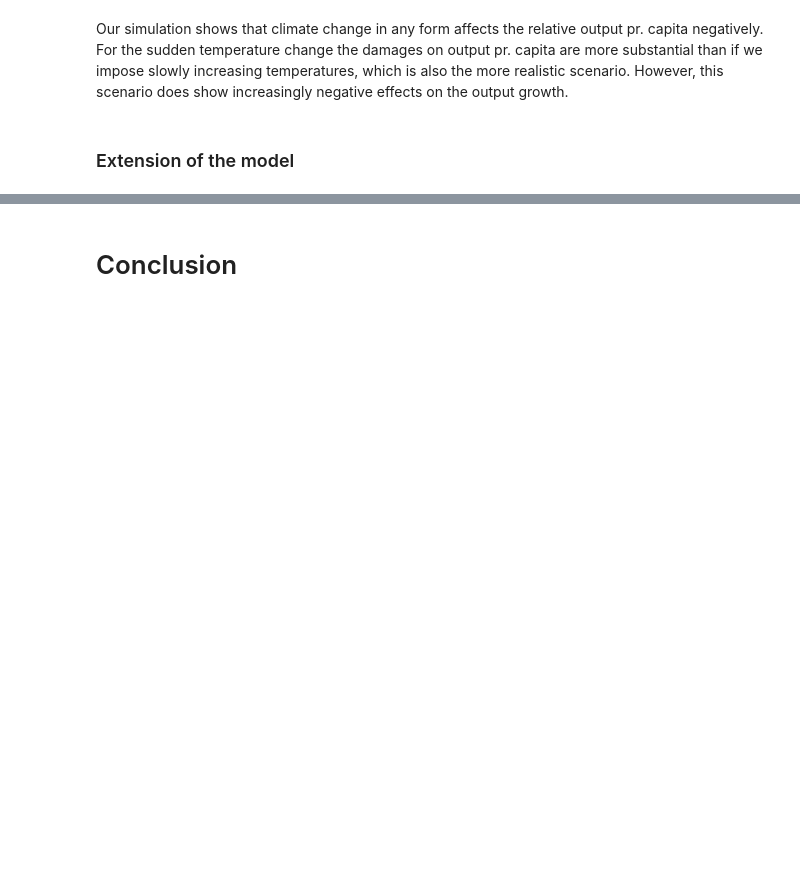
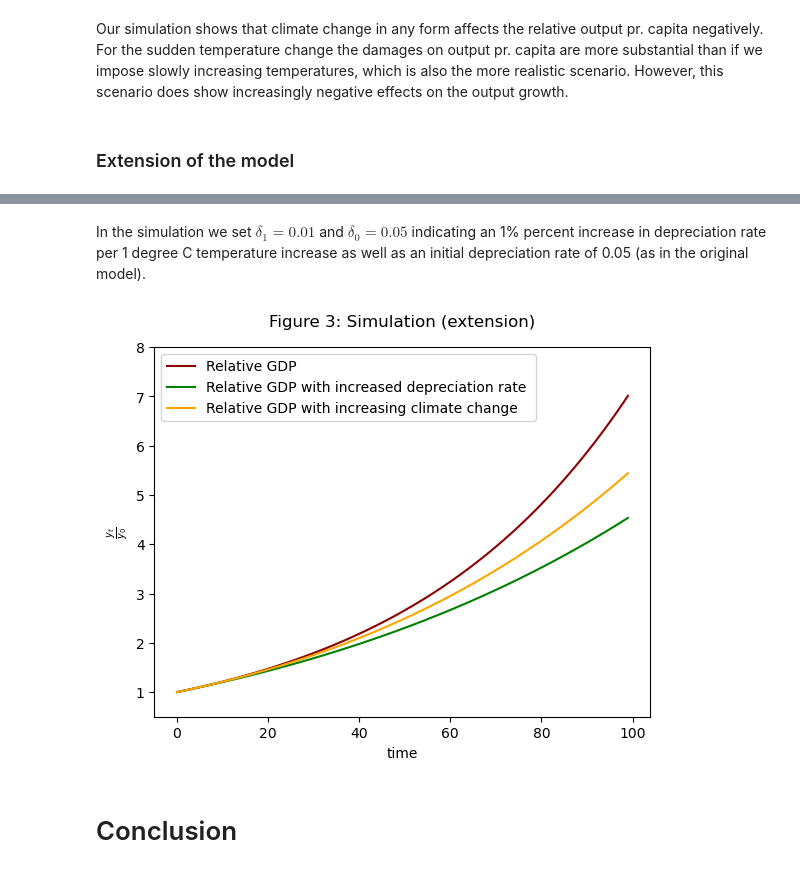
Before and after one commit to NumEconCopenhagen/projects-2023-ida-simone-elin, a Jupyter notebook: modelproject/modelproject.ipynb, the cells around one changed output, grey strips where cells are left out. Drawn from its saved outputs; the diff is of its cells as text; code cells hidden in the pictures; blank space fills up the shorter version.

Commit message:
extension

```diff
--- a/modelproject/modelproject.ipynb
+++ b/modelproject/modelproject.ipynb
@@ -208,0 +219,2 @@ For the sudden temperature change the damages on output pr. capita are more subs
+# %% [markdown]
+In the simulation we set $\delta_1 =0.01$ and $\delta_0=0.05$ indicating an 1% percent increase in depreciation rate per 1 degree C temperature increase as well as an initial depreciation rate of 0.05 (as in the original model).
@@ -209,2 +224,18 @@ For the sudden temperature change the damages on output pr. capita are more subs
+# %%
+# we plot our simulations:
+fig = plt.figure()
+ax = fig.add_subplot(1,1,1)
+ax.plot(np.arange(model.par.simT),sim.fracY,label='Relative GDP',c='darkred')
+ax.plot(np.arange(model.par.simT),sim.fracY_ext,label='Relative GDP with increased depreciation rate ',c='green')
+ax.plot(np.arange(model.par.simT),sim.fracYDgrowth,label='Relative GDP with increasing climate change',c='orange')
+plt.ylim([0.5,8])
+
+# we set axis labels, title and legend
+ax.set_xlabel('time')
+ax.set_ylabel(r'$\frac{y_t}{y_0}$')
+ax.set_title('Figure 3: Simulation (extension)',pad=15)
+ax.legend();
+# %% [output]
+[figure, added]
 # %% [markdown]
 # Conclusion
```
Also changed, not shown: parts of 5 cells of this notebook, 1 other file.
